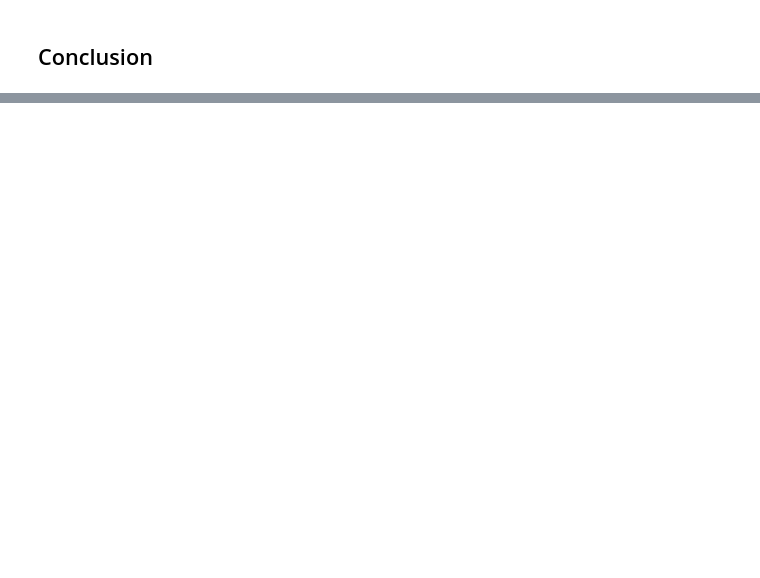
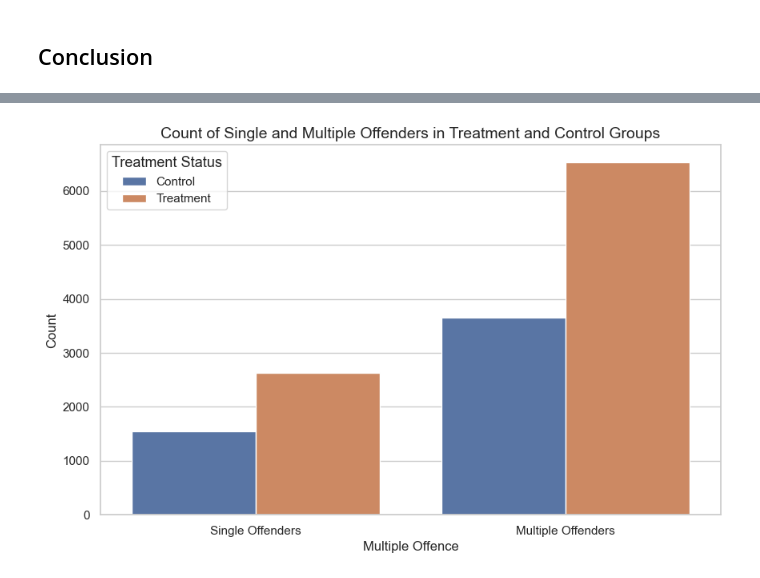
Before and after one commit to Will-Dinneen/Dinneen-DRI-DevLab-Assignment, a Jupyter notebook: PDRI-Data-Assignment.ipynb, the cells around one changed output, grey strips where cells are left out. Saved outputs shown, nothing was run; the diff lists cells and outputs as text; code cells hidden in the pictures; blank space fills up the shorter version.

```diff
--- a/PDRI-Data-Assignment.ipynb
+++ b/PDRI-Data-Assignment.ipynb
@@ -364,0 +603,21 @@ Number of differenes between re_arrest & reconstructed_re_arrest: 0
+# %%
+# Checking to see if multiple offenders are more likely to receive treatment
+chicago_df_by_person_id = chicago_df.groupby('person_id').agg({'treat': 'max',
+                                                                'prior_arrests': "max",
+                                                                're_arrest': "max",
+                                                                'race': "first",
+                                                                'gender': "first",
+                                                                'age': "first"
+                                                              }).reset_index()
+chicago_df_by_person_id['multiple_offence'] = chicago_df['person_id'].duplicated(keep=False).astype(int)
+
+X = chicago_df_by_person_id['multiple_offence']
+X = sm.add_constant(X)
+
+y = chicago_df_by_person_id['treat']
+
+# Fit the model
+logit_model = sm.Logit(y, X)
+result = logit_model.fit()
+
+print(result.summary())
@@ -364,0 +643,15 @@ Number of differenes between re_arrest & reconstructed_re_arrest: 0
+# %%
+sns.set(style="whitegrid")
+plt.figure(figsize=(10,6))
+ax = sns.countplot(x="multiple_offence", hue="treat", data=chicago_df_by_person_id)
+
+# Adding legends, titles and labels for clarity
+ax.set_title('Count of Single and Multiple Offenders in Treatment and Control Groups', fontsize=14)
+ax.set_xlabel('Multiple Offence', fontsize=12)
+ax.set_xticklabels(['Single Offenders', 'Multiple Offenders'])
+ax.set_ylabel('Count', fontsize=12)
+plt.legend(title='Treatment Status', title_fontsize='13', labels=['Control', 'Treatment'])
+
+plt.show()
+# %% [output]
+[figure, added]
```
Also changed, not shown: parts of 18 cells of this notebook, 1 other file.
